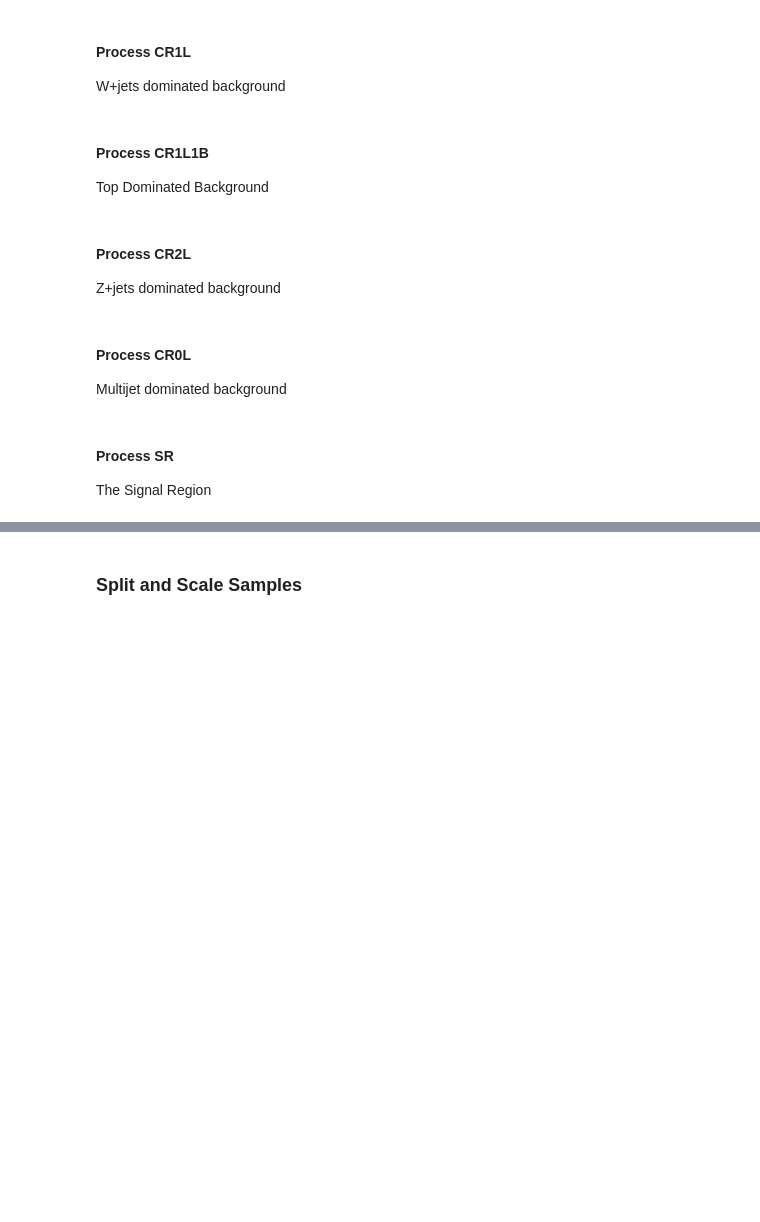
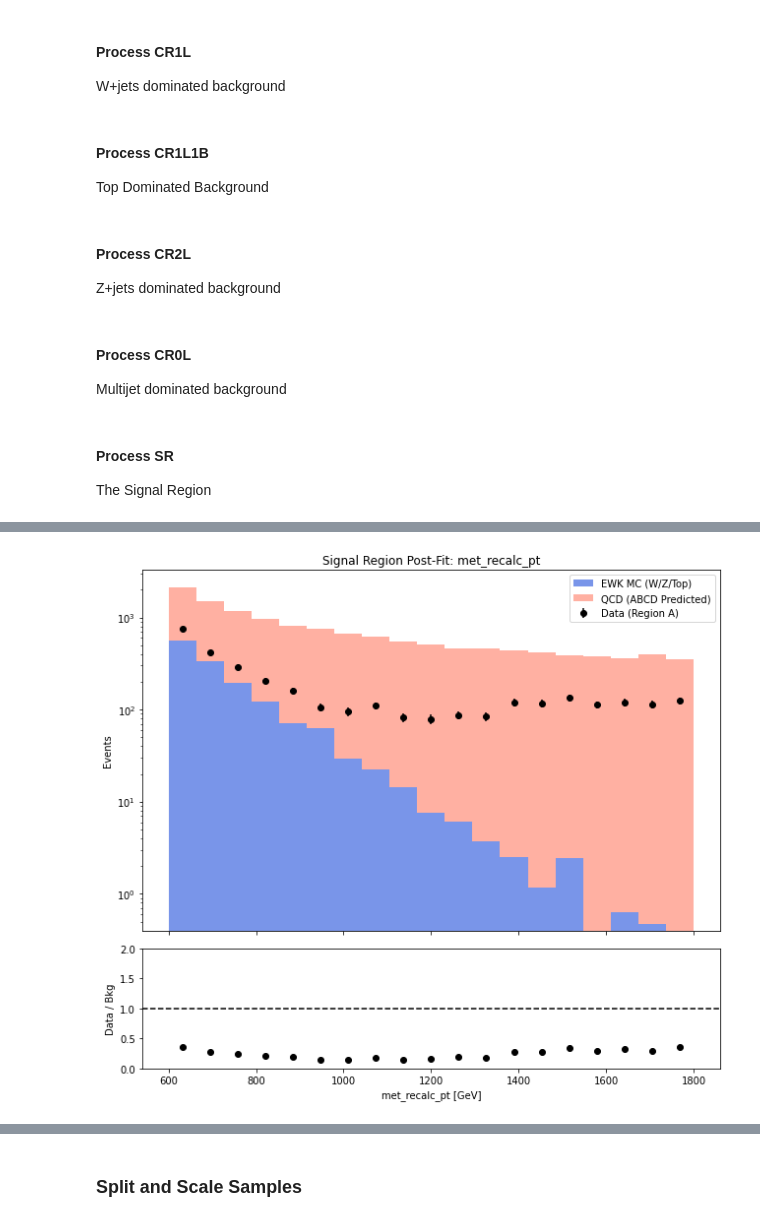
Before and after one commit to sherkaicode/Non-Resonant-AD, a Jupyter notebook: NRAD_PREP.ipynb, the cells around one changed output, grey strips where cells are left out. Saved outputs shown, nothing was run; the diff lists cells and outputs as text; code cells hidden in the pictures; blank space fills up the shorter version.

```diff
--- a/NRAD_PREP.ipynb
+++ b/NRAD_PREP.ipynb
@@ -786,0 +1091,61 @@ mc_total_df = pl.concat([MC_CR1L, MC_CR1L1B, MC_CR2L, MC_CR0L_test])
+# %%
+import matplotlib.pyplot as plt
+import numpy as np
+
+# 1. Configuration
+transfer_factor = 0.68292
+tagger_cut = 0.45
+bins = np.linspace(600, 1800, 20)
+var = "met_recalc_pt"
+
+# 2. Extract the components
+# Observed Data in SR (Pass Tagger)
+data_obs = DATA_SR_clean.filter(pl.col("ljet1_tau21") < tagger_cut)
+
+# QCD Background Shape (Data in SR that FAILED tagger, to be scaled)
+qcd_template = DATA_SR_clean.filter(pl.col("ljet1_tau21") >= tagger_cut)
+
+# EWK Background (W/Z/Top MC that PASSED tagger in SR)
+ewk_mc = MC_SR_clean.filter(
+    (pl.col("ljet1_tau21") < tagger_cut) &
+    (pl.col("mc_process") != "Multijet")
+)
+
+# 3. Calculate Histogram Counts
+h_data, _ = np.histogram(data_obs[var], bins=bins)
+h_qcd_template, _ = np.histogram(qcd_template[var], bins=bins)
+h_ewk, _ = np.histogram(ewk_mc[var], bins=bins, weights=ewk_mc["final_weight"])
+
+# Scale the QCD template by the Transfer Factor
+h_qcd_pred = h_qcd_template * transfer_factor
+h_total_bkg = h_qcd_pred + h_ewk
+
+# 4. Plotting
+fig, (ax1, ax2) = plt.subplots(2, 1, figsize=(9, 8), sharex=True, gridspec_kw={'height_ratios': [3, 1]})
+bin_centers = (bins[:-1] + bins[1:]) / 2
+width = np.diff(bins)
+
+# Main Plot
+ax1.bar(bin_centers, h_ewk, width=width, label="EWK MC (W/Z/Top)", color='royalblue', alpha=0.7)
+ax1.bar(bin_centers, h_qcd_pred, width=width, bottom=h_ewk, label="QCD (ABCD Predicted)", color='tomato', alpha=0.5)
+ax1.errorbar(bin_centers, h_data, yerr=np.sqrt(h_data), fmt='ko', label="Data (Region A)")
+
+ax1.set_yscale('log')
+ax1.set_ylabel("Events")
+ax1.set_title(f"Signal Region Post-Fit: {var}")
+ax1.legend()
+
+# Ratio Plot (Data / Background)
+ratio = np.divide(h_data, h_total_bkg, out=np.zeros_like(h_data, dtype=float), where=h_total_bkg!=0)
+ratio_err = ratio * np.sqrt(np.divide(1, h_data, out=np.zeros_like(h_data, dtype=float), where=h_data!=0))
+
+ax2.errorbar(bin_centers, ratio, yerr=ratio_err, fmt='ko')
+ax2.axhline(1, color='black', linestyle='--')
+ax2.set_ylim(0, 2)
+ax2.set_ylabel("Data / Bkg")
+ax2.set_xlabel(f"{var} [GeV]")
+
+plt.tight_layout()
+plt.show()
+# %% [output]
+[figure, added]
```
Also changed, not shown: parts of 25 cells of this notebook, 22 other files.
